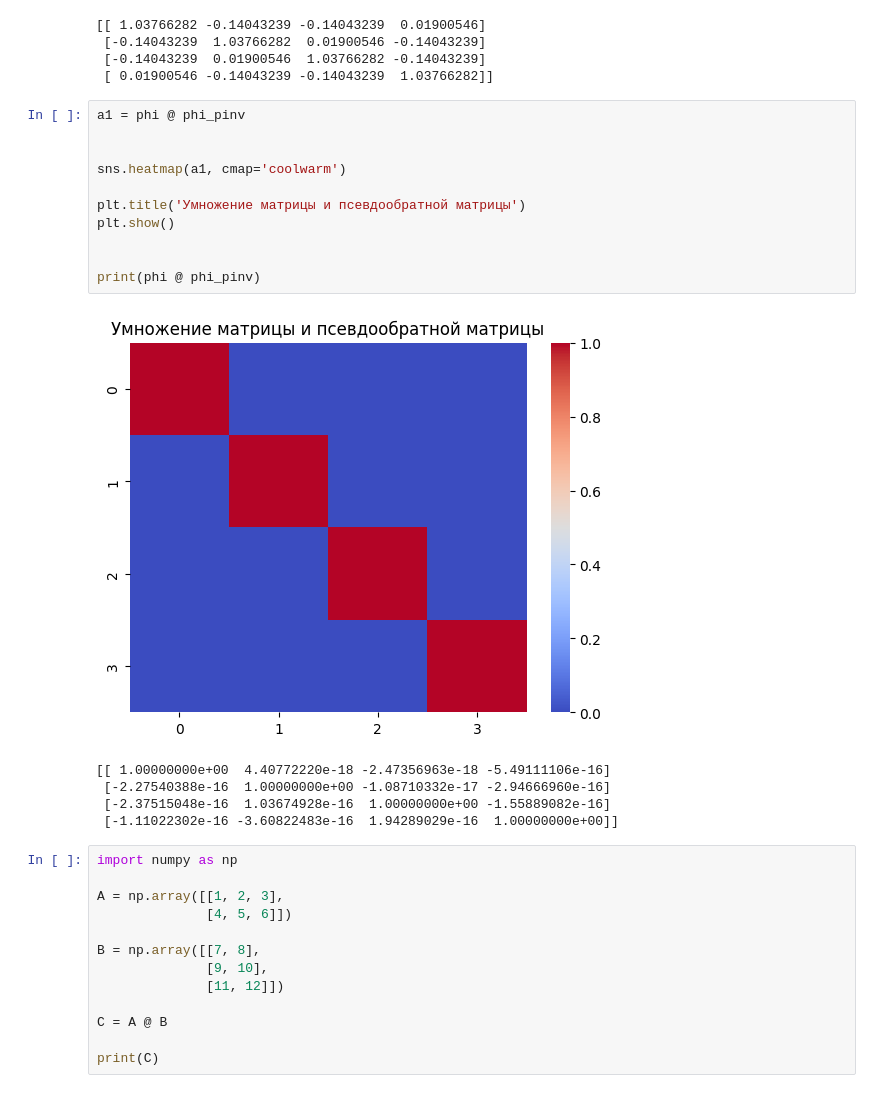
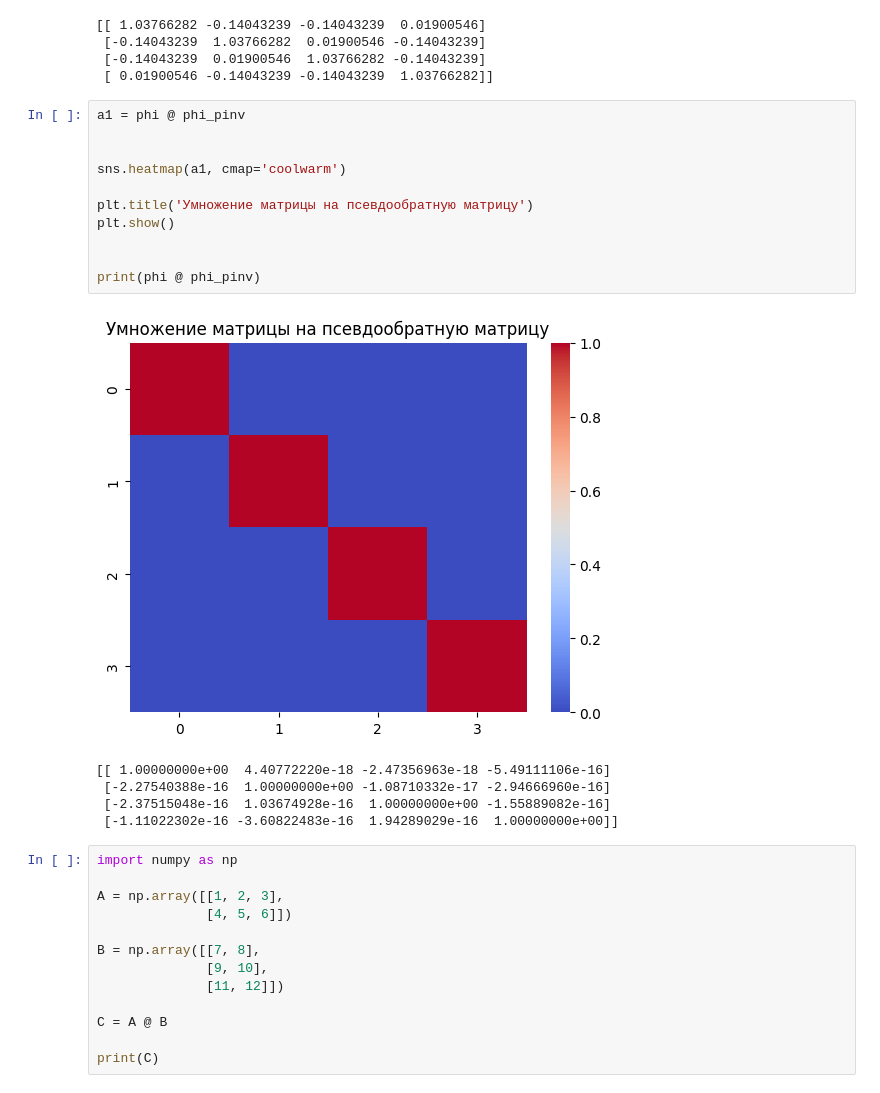
Before and after one commit to InowaR/colab, a Jupyter notebook: rbf_test.ipynb, the cells around one changed output. Drawn from its saved outputs; the diff is of its cells as text.

```diff
--- a/rbf_test.ipynb
+++ b/rbf_test.ipynb
@@ -108,16 +108,16 @@ print(phi_pinv)
 # %%
 a1 = phi @ phi_pinv
 
 
 sns.heatmap(a1, cmap='coolwarm')
 
-plt.title('Умножение матрицы и псевдообратной матрицы')
+plt.title('Умножение матрицы на псевдообратную матрицу')
 plt.show()
 
 
 print(phi @ phi_pinv)
 # %% [output]
-[figure, old version]
+[figure, new version]
 [[ 1.00000000e+00  4.40772220e-18 -2.47356963e-18 -5.49111106e-16]
  [-2.27540388e-16  1.00000000e+00 -1.08710332e-17 -2.94666960e-16]
  [-2.37515048e-16  1.03674928e-16  1.00000000e+00 -1.55889082e-16]
```
